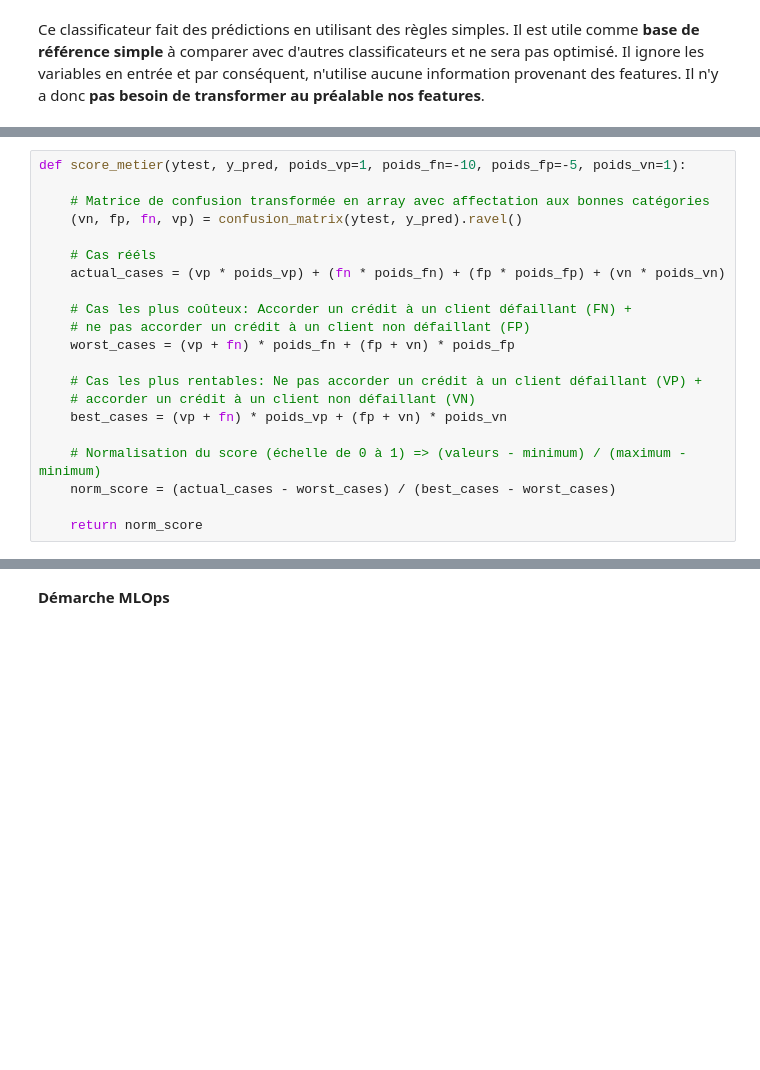
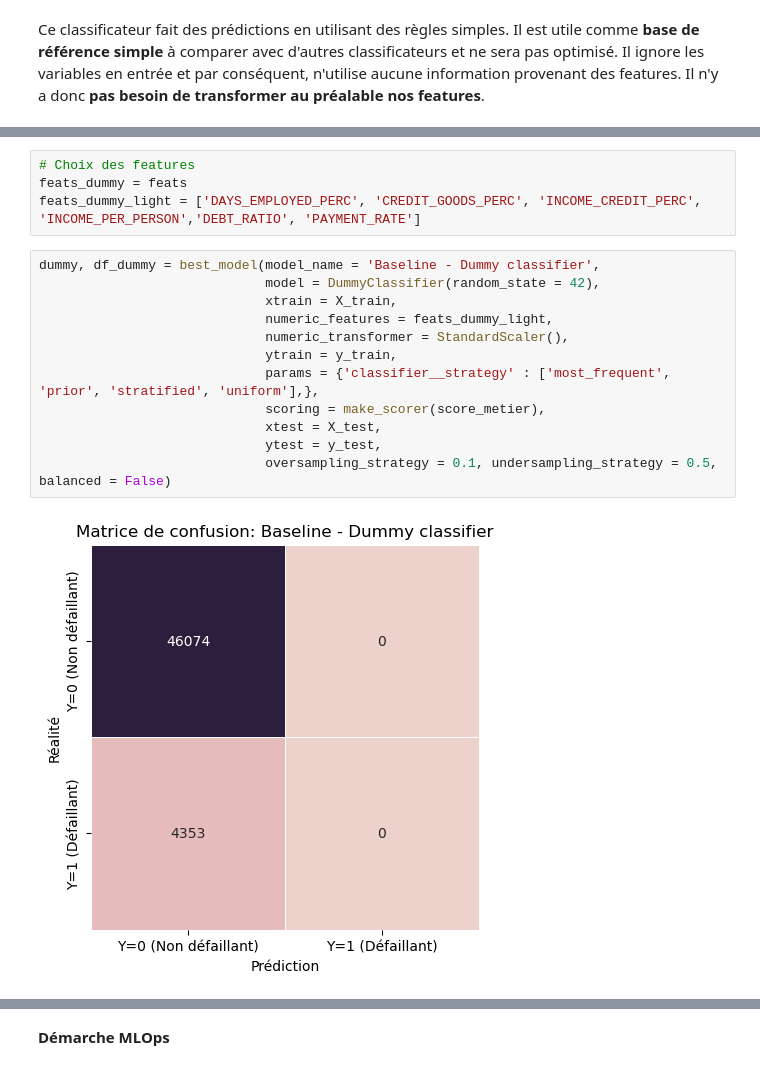
Before and after one commit to Milie-Mimi/OC_DS_Project7_, a Jupyter notebook: GROSCHENE_Emilie_2_model_032023.ipynb, the cells around one changed output, grey strips where cells are left out. Saved outputs shown, nothing was run; the diff lists cells and outputs as text; blank space fills up the shorter version.

Commit message:
Partie DummyClassifier

```diff
--- a/GROSCHENE_Emilie_2_model_032023.ipynb
+++ b/GROSCHENE_Emilie_2_model_032023.ipynb
@@ -313,21 +258,0 @@ def optimize_and_train_model(pipeline_model, xtrain, ytrain, params, scoring):
-# %%
-def score_metier(ytest, y_pred, poids_vp=1, poids_fn=-10, poids_fp=-5, poids_vn=1):
-
-    # Matrice de confusion transformée en array avec affectation aux bonnes catégories
-    (vn, fp, fn, vp) = confusion_matrix(ytest, y_pred).ravel()
-
-    # Cas rééls
-    actual_cases = (vp * poids_vp) + (fn * poids_fn) + (fp * poids_fp) + (vn * poids_vn)
-
-    # Cas les plus coûteux: Accorder un crédit à un client défaillant (FN) +
-    # ne pas accorder un crédit à un client non défaillant (FP)
-    worst_cases = (vp + fn) * poids_fn + (fp + vn) * poids_fp
-
-    # Cas les plus rentables: Ne pas accorder un crédit à un client défaillant (VP) +
-    # accorder un crédit à un client non défaillant (VN)
-    best_cases = (vp + fn) * poids_vp + (fp + vn) * poids_vn
-
-    # Normalisation du score (échelle de 0 à 1) => (valeurs - minimum) / (maximum - minimum)
-    norm_score = (actual_cases - worst_cases) / (best_cases - worst_cases)
-
-    return norm_score
@@ -455,0 +259,18 @@ Train time: 180.42
+# %%
+# Choix des features
+feats_dummy = feats
+feats_dummy_light = ['DAYS_EMPLOYED_PERC', 'CREDIT_GOODS_PERC', 'INCOME_CREDIT_PERC', 'INCOME_PER_PERSON','DEBT_RATIO', 'PAYMENT_RATE']
+# %%
+dummy, df_dummy = best_model(model_name = 'Baseline - Dummy classifier',
+                             model = DummyClassifier(random_state = 42),
+                             xtrain = X_train,
+                             numeric_features = feats_dummy_light,
+                             numeric_transformer = StandardScaler(),
+                             ytrain = y_train,
+                             params = {'classifier__strategy' : ['most_frequent', 'prior', 'stratified', 'uniform'],},
+                             scoring = make_scorer(score_metier),
+                             xtest = X_test,
+                             ytest = y_test,
+                             oversampling_strategy = 0.1, undersampling_strategy = 0.5, balanced = False)
+# %% [output]
+[figure, added]
```
Also changed, not shown: parts of 9 cells of this notebook.
